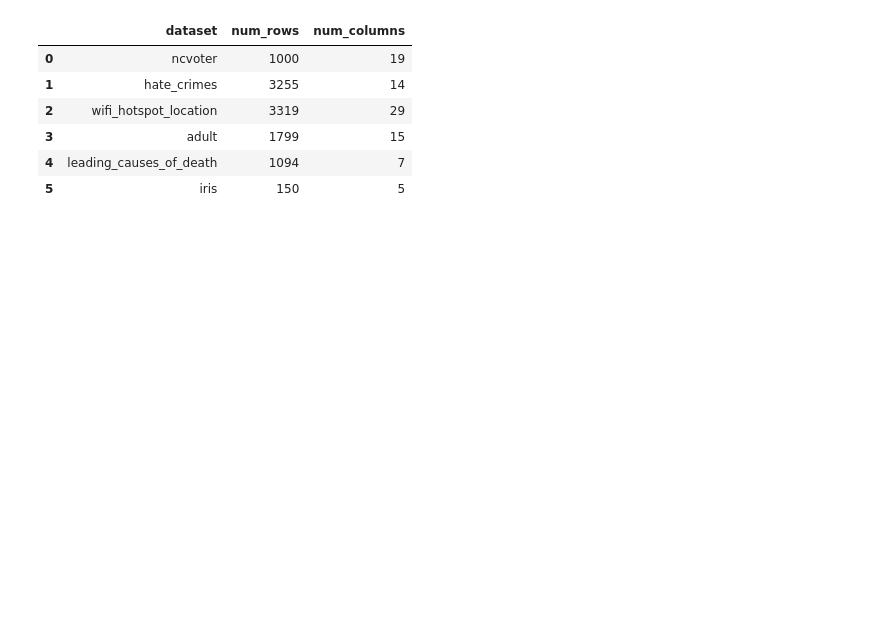
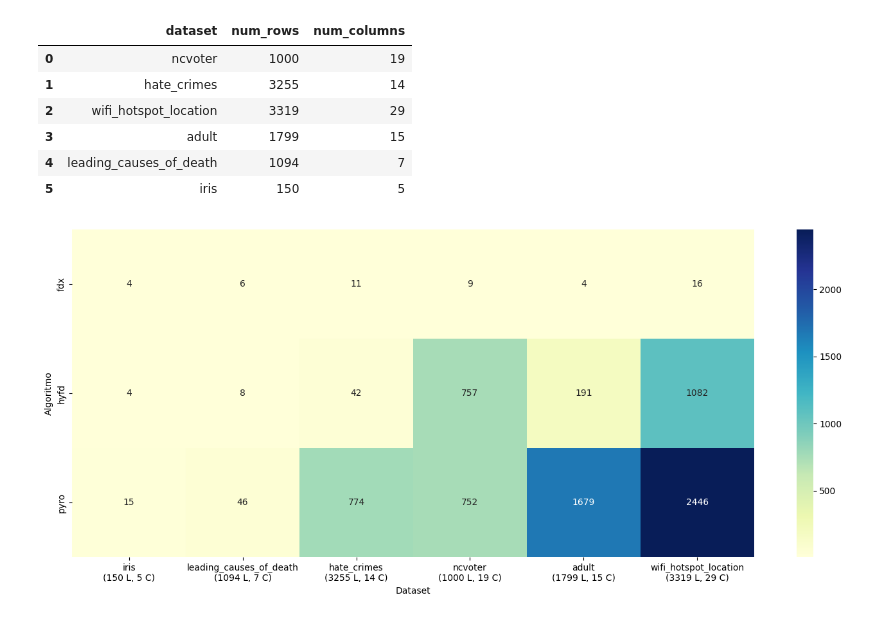
Before and after one commit to AlexF99/tcc, a Jupyter notebook: src/metrics/visualizations/stats.ipynb, the cells around one changed output. Saved outputs shown, nothing was run; the diff lists cells and outputs as text; code cells hidden in the pictures; blank space fills up the shorter version.

```diff
--- a/src/metrics/visualizations/stats.ipynb
+++ b/src/metrics/visualizations/stats.ipynb
@@ -66,0 +49,36 @@ datasets_info
+# %%
+# Create a matrix showing the number of FDs for each algorithm-dataset combination
+fd_count_matrix = count_fds_by_algorithm_dataset(global_df)
+
+# Calculate total FDs per dataset for sorting
+total_fds_per_dataset = fd_count_matrix.sum().sort_values()
+sorted_datasets = total_fds_per_dataset.index.tolist()
+
+# Reindex the matrix to have datasets in ascending order by FD count
+fd_count_matrix = fd_count_matrix[sorted_datasets]
+
+# Display the matrix
+fd_count_matrix
+
+# Create custom x-tick labels with dataset info
+custom_labels = []
+for dataset in sorted_datasets:
+    # Find the dataset info
+    dataset_info = datasets_info[datasets_info['dataset'] == dataset]
+    if not dataset_info.empty:
+        rows = dataset_info['num_rows'].values[0]
+        cols = dataset_info['num_columns'].values[0]
+        custom_labels.append(f"{dataset}\n({rows} L, {cols} C)")
+    else:
+        custom_labels.append(dataset)
+
+# Optional: Create a heatmap visualization
+plt.figure(figsize=(14, 6))  # Made figure wider to accommodate larger labels
+sns.heatmap(fd_count_matrix, annot=True, fmt='d', cmap='YlGnBu')
+plt.ylabel('Algoritmo')
+plt.xlabel('Dataset')
+plt.xticks(ticks=np.arange(len(sorted_datasets)) + 0.5, labels=custom_labels, rotation=0)
+plt.tight_layout()
+plt.show()
+# %% [output]
+[figure, added]
```
Also changed, not shown: parts of 4 cells of this notebook.
